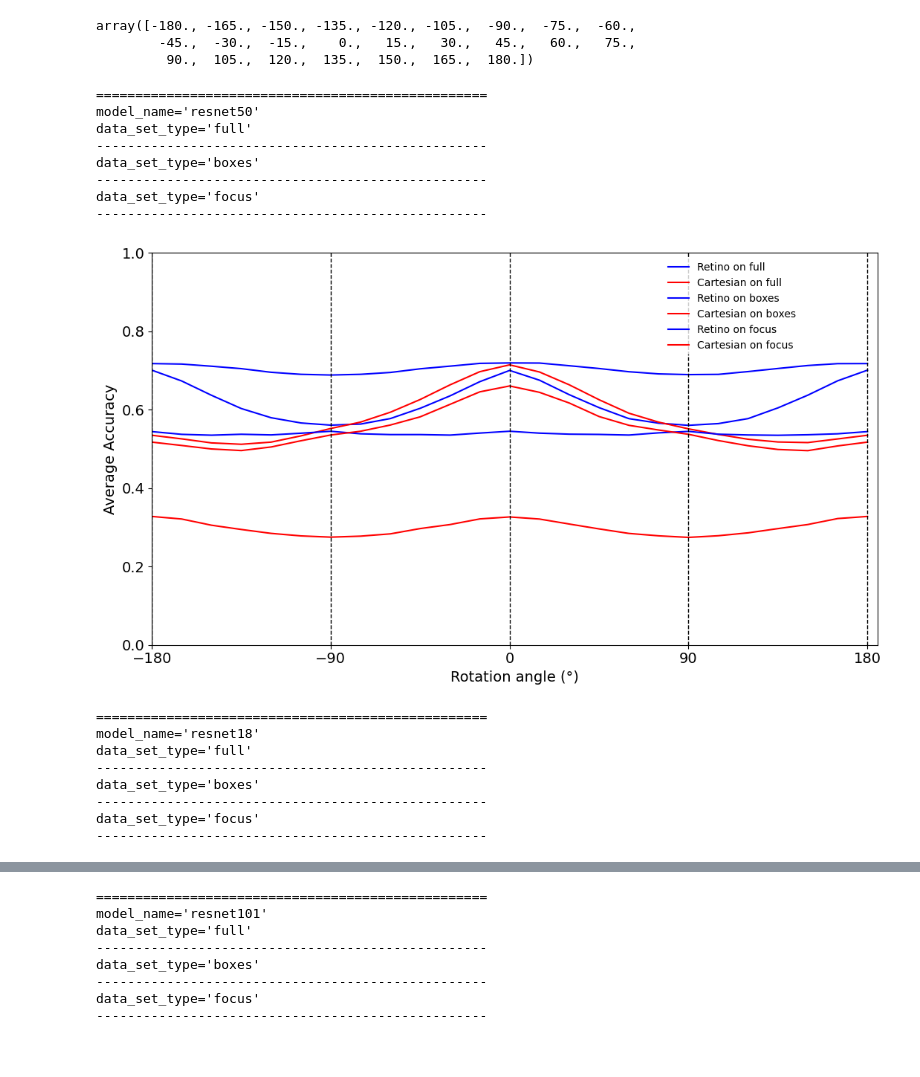
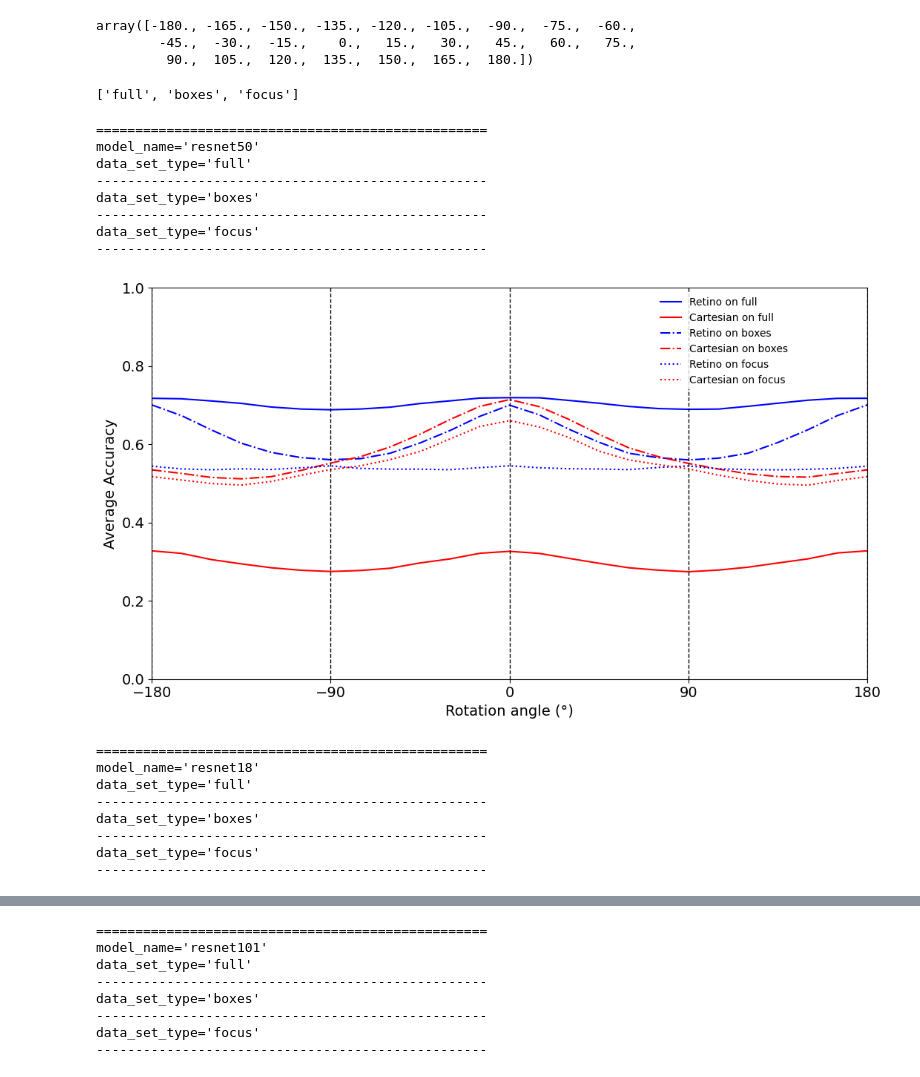
Before and after one commit to bicv/Retinotopy, a Jupyter notebook: 18_Rotation_attack.ipynb, the cells around one changed output, grey strips where cells are left out. Drawn from its saved outputs; the diff is of its cells as text; code cells hidden in the pictures.

```diff
--- a/18_Rotation_attack.ipynb
+++ b/18_Rotation_attack.ipynb
@@ -237,13 +199,18 @@ np.hstack((angles, 180))
 array([-180., -165., -150., -135., -120., -105.,  -90.,  -75.,  -60.,
         -45.,  -30.,  -15.,    0.,   15.,   30.,   45.,   60.,   75.,
          90.,  105.,  120.,  135.,  150.,  165.,  180.])
+# %%
+data_set_types
+# %% [output]
+['full', 'boxes', 'focus']
+# %%
+linestyles = ['-', '-.', ':']
 # %%
-
 for model_name in  ['resnet50', 'resnet18', 'resnet101', ]:
     print(50*'=')
     print(f'{model_name=}')
     fig, ax = plt.subplots(figsize=(fig_width*phi/3, fig_width/phi/2))
-    for data_set_type in data_set_types:
+    for data_set_type, ls in zip(data_set_types, linestyles):
         print(f'{data_set_type=}')
         print(50*'-')
 
@@ -257,36 +224,36 @@ for model_name in  ['resnet50', 'resnet18', 'resnet101', ]:
                 results = [df_angle[df_angle['angle'] == angle]['match'].mean() for angle in np.hstack((angles, -180.))]
                 label = 'Retino' if do_polar else 'Cartesian'
                 label += f' on {data_set_type}'
-                ax.plot(np.hstack((angles, 180)), results, color=color, label=label)
+                ax.plot(np.hstack((angles, 180)), results, color=color, ls=ls, label=label)
 
     #ax.hlines(xmin=-185, xmax=185, y=1/2, ls='--', ec='gray')
     ax.tick_params(axis='x', labelsize=14)
     ax.tick_params(axis='y', labelsize=14)
-    ax.set_xlim(-5, 185)
+    ax.set_xlim(-180, 180)
     ax.set_ylim(0, 1)
 
     for angle in [-180, -90, 0, 90, 180]:
         ax.axvline(x=angle, c='k', ls='--', lw=1)
     ax.set_xticks([-180, -90, 0, 90, 180])
     #ax.set_yscale("logit", use_overline=True) #one_half="1/2",
     #ax.set_yticks([.7, .75, .8])
     ax.set_ylabel('Average Accuracy', font=font)
     ax.set_xlabel('Rotation angle (°)', font=font)
     plt.legend(bbox_to_anchor=(0.8, 1), loc='upper center', fontsize=10, edgecolor='none')
     plt.tight_layout()
     # plt.xticks(font=font)
     # plt.yticks(font=font);
     plt.show()
 # %% [output]
 ==================================================
 model_name='resnet50'
 data_set_type='full'
 --------------------------------------------------
 data_set_type='boxes'
 --------------------------------------------------
 data_set_type='focus'
 --------------------------------------------------
-[figure, old version]
+[figure, new version]
 ==================================================
 model_name='resnet18'
 data_set_type='full'
```
Also changed, not shown: parts of 14 cells of this notebook.
